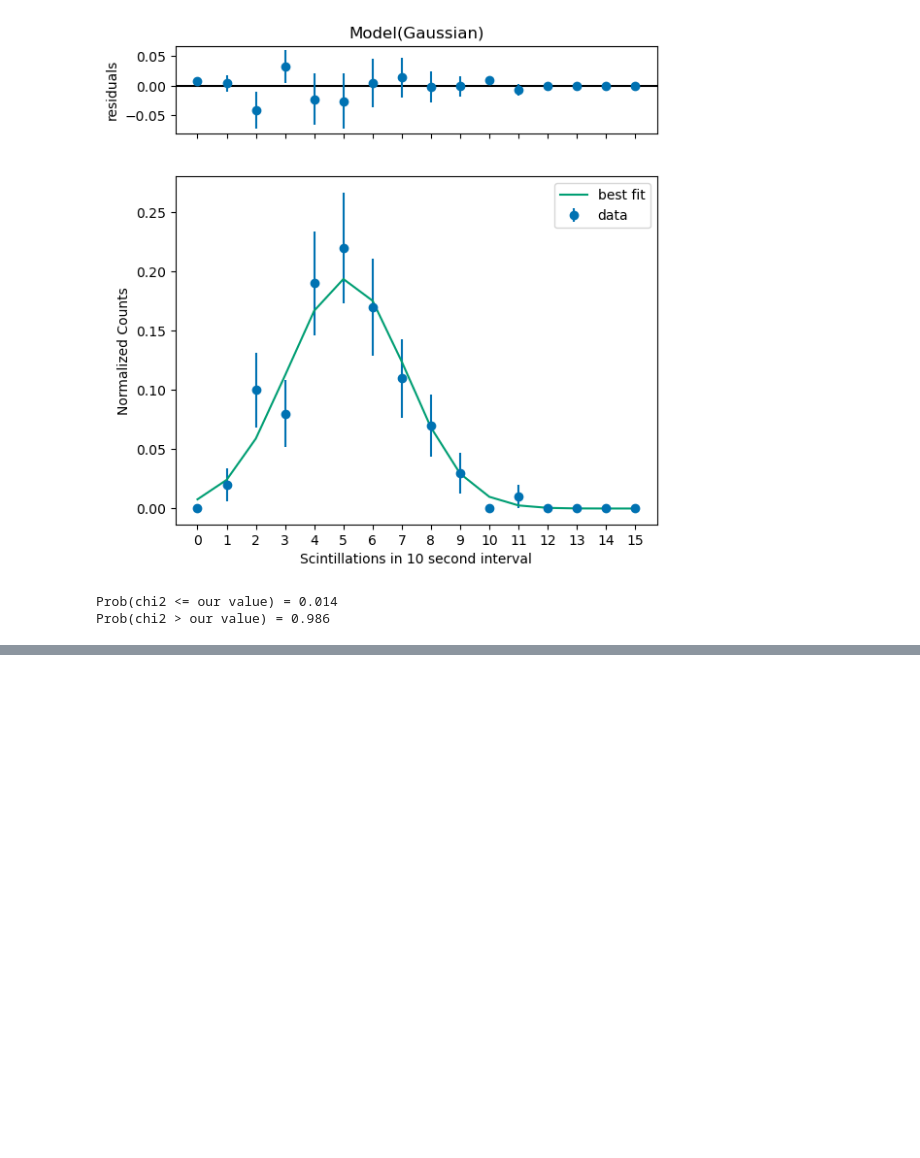
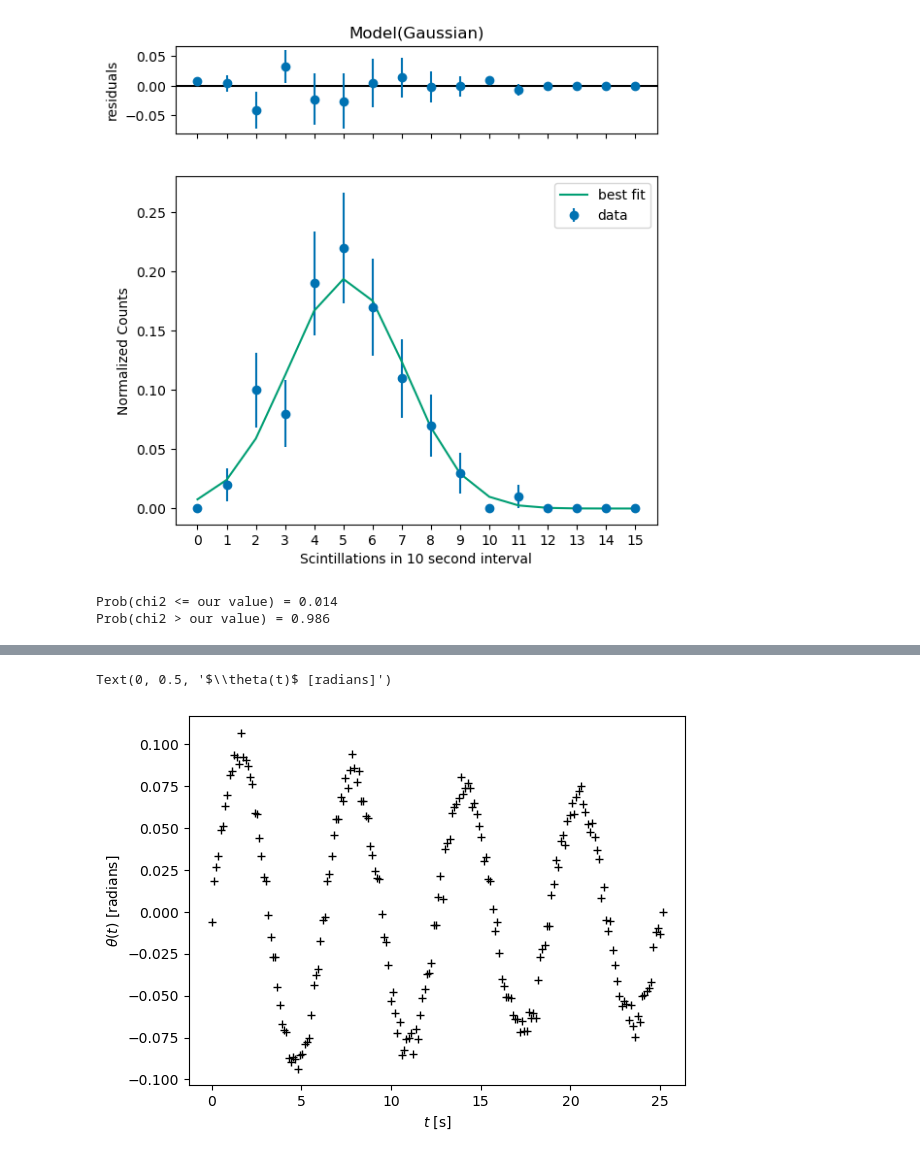
Before and after one commit to CianMRoche/Fitting-tutorials, a Jupyter notebook: Fitting - lmfit/fit_tutorial.ipynb, the cells around one changed output, grey strips where cells are left out. Drawn from its saved outputs; the diff is of its cells as text; code cells hidden in the pictures; blank space fills up the shorter version.

Commit message:
pendulum

```diff
--- a/Fitting - lmfit/fit_tutorial.ipynb
+++ b/Fitting - lmfit/fit_tutorial.ipynb
@@ -191,0 +199,17 @@ Prob(chi2 > our value) = 0.986
+# %%
+def pendulum_data(t, theta0=1, omega=1, delta=0):
+    return theta0*np.sin(omega*t - delta) * np.exp(-(2e-2)*t)
+
+t_data = np.linspace(0,8*pi,200)
+theta_data_noerr = pendulum_data(t_data, theta0=0.05)
+
+theta_err_scale = 0.005
+theta_uncertainties = np.random.normal(loc=theta_data_noerr, scale=theta_err_scale)
+theta_data = theta_data_noerr + theta_uncertainties
+
+plt.plot(t_data, theta_data, 'k+')
+plt.xlabel(r"$t$ [s]")
+plt.ylabel(r"$\theta(t)$ [radians]")
+# %% [output]
+Text(0, 0.5, '$\\theta(t)$ [radians]')
+[figure, added]
```
Also changed, not shown: parts of 4 cells of this notebook.
